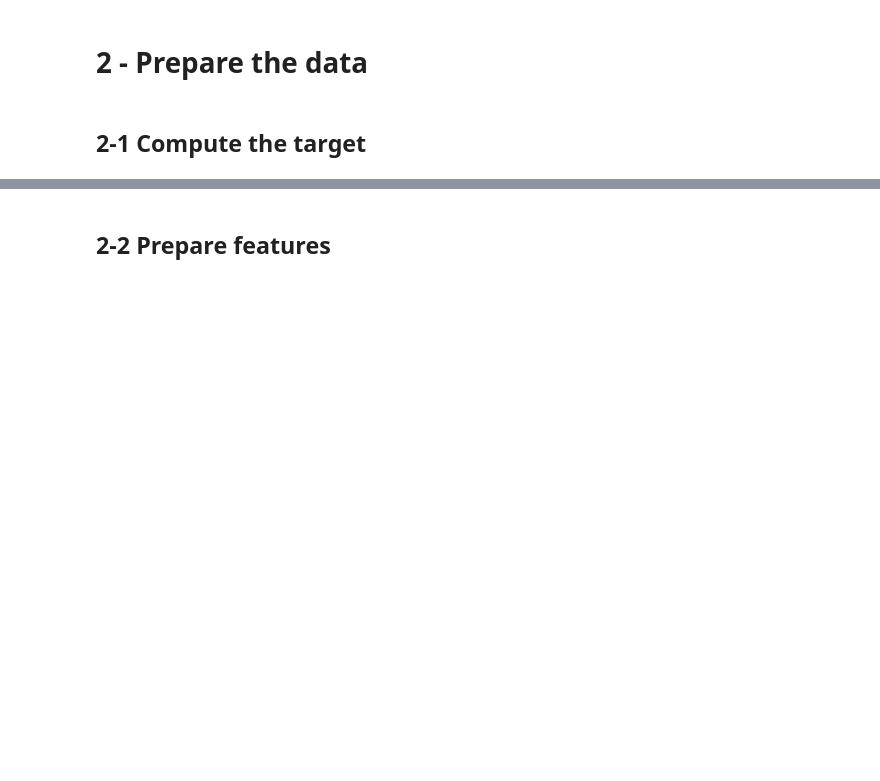
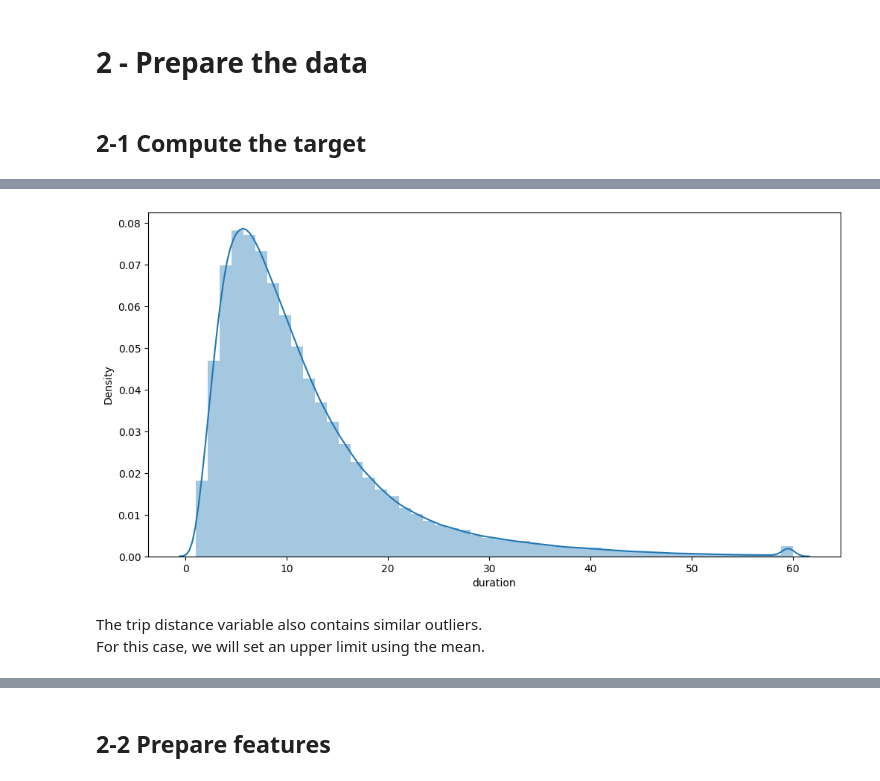
Before and after one commit to artefactory/supinfo_mlops_course, a Jupyter notebook: 01-intro/practice-intro-subject.ipynb, the cells around one changed output, grey strips where cells are left out. Cells and saved outputs as stored; diff of their text form; code cells hidden in the pictures; blank space fills up the shorter version.

```diff
--- a/01-intro/practice-intro-subject.ipynb
+++ b/01-intro/practice-intro-subject.ipynb
@@ -52,7 +119,16 @@ MIN_DURATION = 1
 MAX_DURATION = 60
 
 def filter_outliers(df, min_duration=MIN_DURATION, max_duration=MAX_DURATION):
-    df = df[(df.duration >= min_duration) & (df.duration <= max_duration)]
+    df = df[df['duration'].between(min_duration, max_duration)]
     return df
 
 train_df = filter_outliers(train_df)
+# %%
+fig = plt.figure(figsize=(12,6))
+ax = fig.add_subplot(111)
+sns.distplot(train_df.duration, ax=ax);
+# %% [output]
+[figure, added]
+# %% [markdown]
+The trip distance variable also contains similar outliers. \
+For this case, we will set an upper limit using the mean.
```
Also changed, not shown: parts of 27 cells of this notebook, 1 other file.
